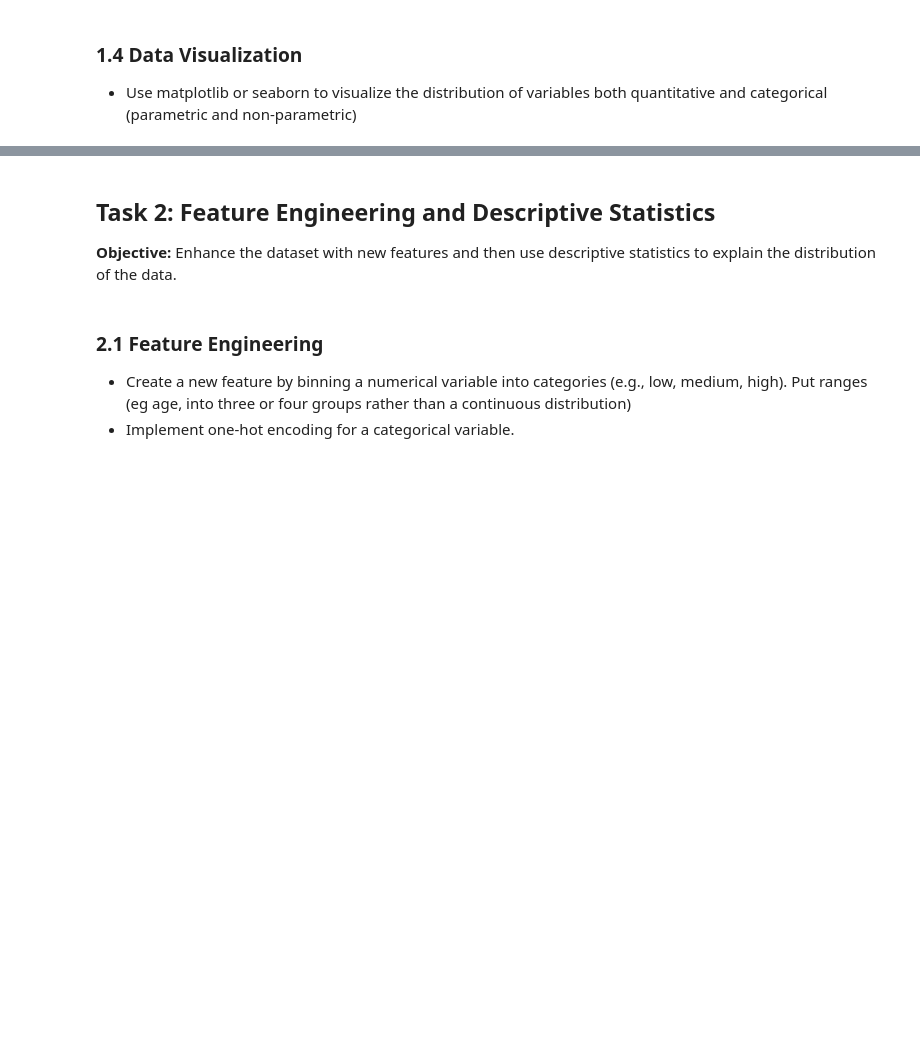
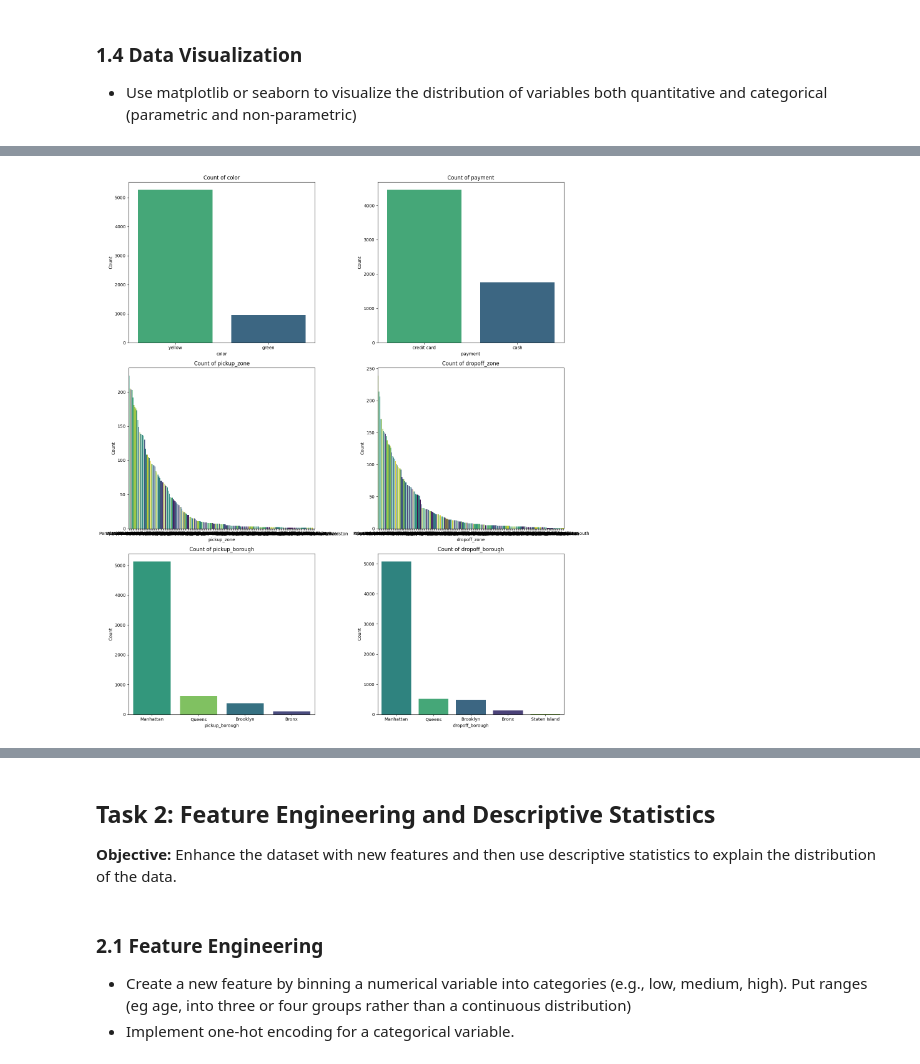
Before and after one commit to Peter537/Soft1-AI-OLA1, a Jupyter notebook: assignment.ipynb, the cells around one changed output, grey strips where cells are left out. Saved outputs shown, nothing was run; the diff lists cells and outputs as text; code cells hidden in the pictures; blank space fills up the shorter version.

```diff
--- a/assignment.ipynb
+++ b/assignment.ipynb
@@ -185,0 +326,16 @@ plt.show()
+# %%
+# Countplots for categorical feature distrubition
+plt.figure(figsize=(16, 18))
+for i, feature in enumerate(categorical_features, 1):
+    plt.subplot(3, 2, i)
+    # Order categories by frequency; Since it's categorical, we can order it how we like
+    order = df[feature].value_counts().index
+    sns.countplot(x=feature, data=df, order=order, hue=feature, dodge=False, palette="viridis")
+    plt.title(f'Count of {feature}')
+    plt.xlabel(feature)
+    plt.ylabel('Count')
+
+plt.tight_layout()
+plt.show()
+# %% [output]
+[figure, added]
```
Also changed, not shown: parts of 60 cells of this notebook.
